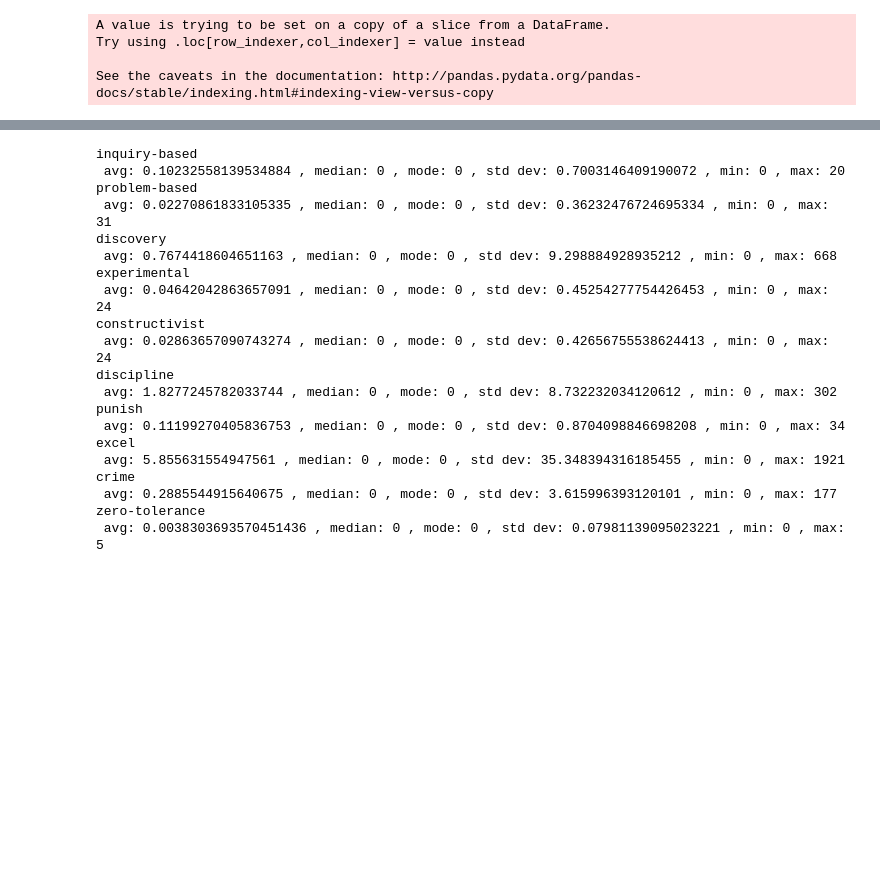
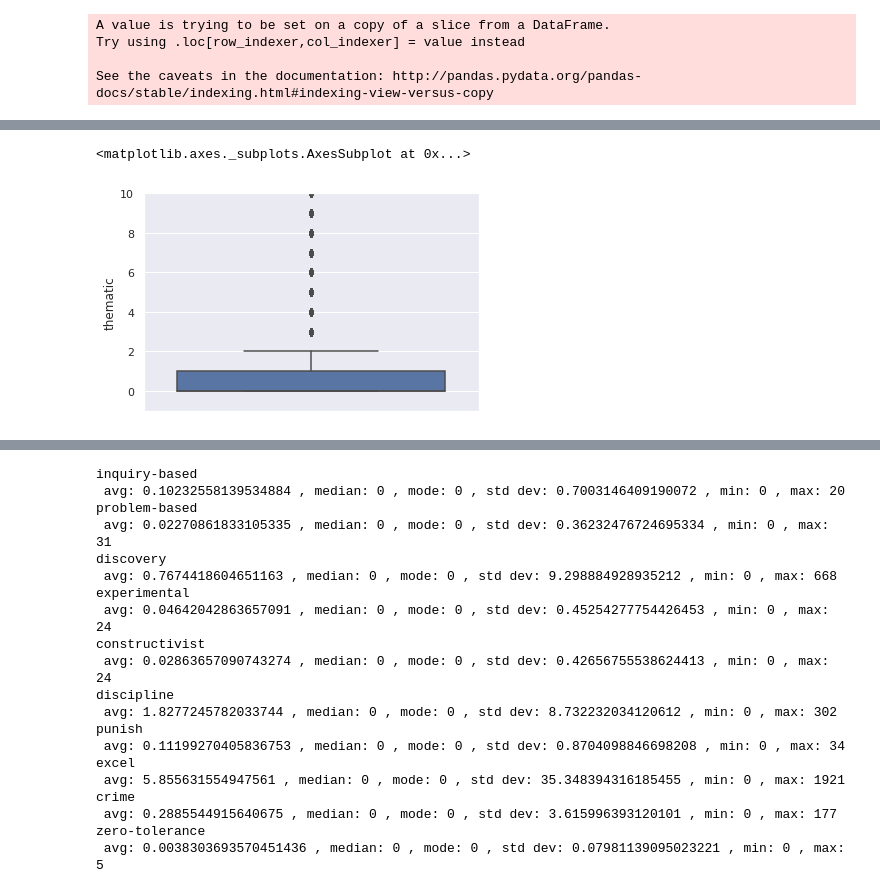
Before and after one commit to comp-strat/text_analysis, a Jupyter notebook: models/word_embeddings_k.ipynb, the cells around one changed output, grey strips where cells are left out. Drawn from its saved outputs; the diff is of its cells as text; code cells hidden in the pictures; blank space fills up the shorter version.

Commit message:
created an actual stats df and visualizations

```diff
--- a/models/word_embeddings_k.ipynb
+++ b/models/word_embeddings_k.ipynb
@@ -535,3 +505,15 @@ for term in core_term_list:
     for tup in most_sim_tups:
         ten_words.append(tup[0])
     most_sim_list.append([term, ten_words])
+# %%
+main_term_list = ["inquiry-based", 'problem-based', 'discovery', 'experimental', 'constructivist', "discipline", 'punish', 'excel', 'crime', 'zero-tolerance']
+total_sim_list = []
+for term in core_term_list:
+    if term == "zero-tolerance":
+        total_sim_list.append(term)
+        break
+    total_sim_list.append(term)
+    most_sim_tups = model.most_similar(term)
+    ten_words = []
+    for tup in most_sim_tups:
+        total_sim_list.append(tup[0])
@@ -592,7 +595,7 @@ def add_stats(term_list, df):
 
     return list_series
 # %%
-list_series = add_stats(core_term_list, stats_df)
+list_series = add_stats(total_sim_list, stats_df)
 # %% [output]
 0
 1
@@ -635,0 +643,6 @@ list_series
+# %%
+#2
+max_list = []
+for tup in list_series:
+    print(tup[0] + " : " + str(max(tup[1])))
+    max_list.append(max(tup[1]))
@@ -658,8 +689,8 @@ Try using .loc[row_indexer,col_indexer] = value instead
 
 See the caveats in the documentation: http://pandas.pydata.org/pandas-docs/stable/indexing.html#indexing-view-versus-copy
 # %%
-for group_10 in most_sim_list:
-    list_series_10 = add_stats(group_10[1], stats_df)
+# for group_10 in most_sim_list:
+#     list_series_10 = add_stats(group_10[1], stats_df)
 
-    for tup in list_series_10:
-        stats_df[tup[0]] = tup[1] #assign the series
+#     for tup in list_series_10:
+#         stats_df[tup[0]] = tup[1] #assign the series
@@ -705,0 +783,7 @@ stats_df
+# %%
+sns.set()
+plt.ylim(-1, 10) #still more above
+sns.boxplot(y=stats_df["thematic"] )
+# %% [output]
+<matplotlib.axes._subplots.AxesSubplot at 0x...>
+[figure, added]
```
Also changed, not shown: parts of 27 cells of this notebook.
